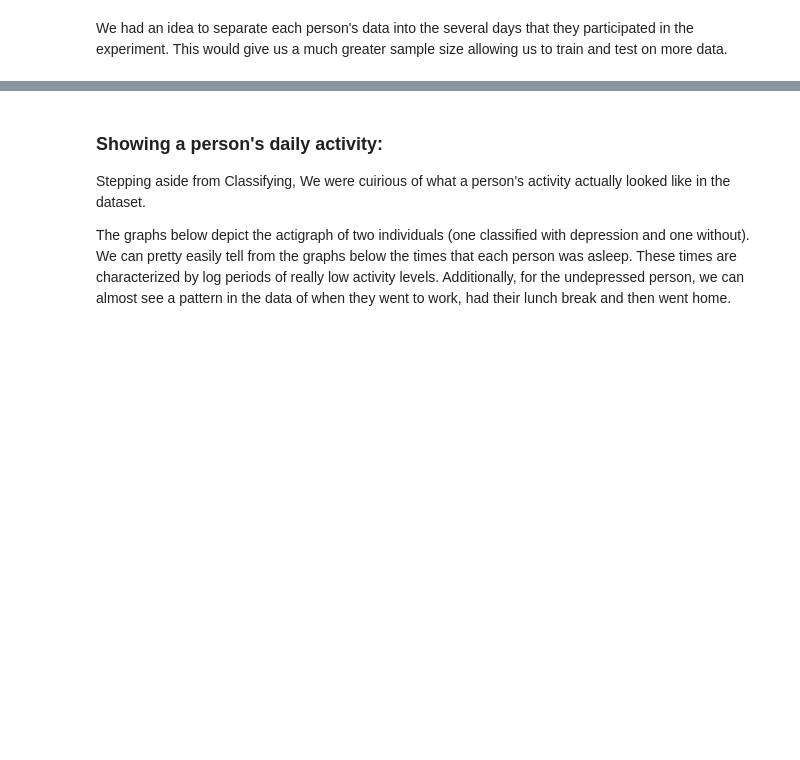
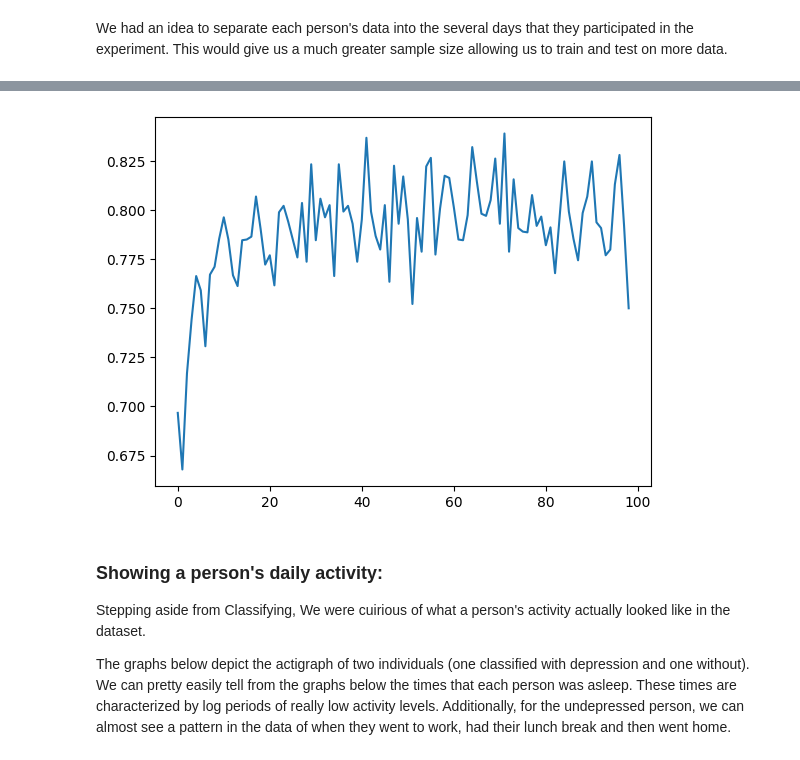
Before and after one commit to davevstorey/CS5080_TS, a Jupyter notebook: main.ipynb, the cells around one changed output, grey strips where cells are left out. Saved outputs shown, nothing was run; the diff lists cells and outputs as text; code cells hidden in the pictures; blank space fills up the shorter version.

Commit message:
Added hyper parameter testing

```diff
--- a/main.ipynb
+++ b/main.ipynb
@@ -471,8 +471,8 @@ newYTest = np.array(newYTest)
 newXTest = np.array(newXTest)
 
 # Get average accuracy over 100 TS Forest classifiers
-for _ in range(10):
-	tsf=TimeSeriesForestClassifier(min_interval=60, n_estimators=100, n_jobs=-1)
+for _ in range(100):
+	tsf=TimeSeriesForestClassifier(min_interval=60, n_estimators=42, n_jobs=-1)
 	tsf.fit(newXTrain, newYTrain.ravel())
 	accuracy = tsf.score(newXTest, newYTest)
 	a.append(accuracy)
@@ -482,3 +549,8 @@ print(np.average(a))
+# %%
+plt.plot(hyper)
+plt.show()
+# %% [output]
+[figure, added]
 # %%
 from sklearn.neural_network import MLPClassifier
 
```
Also changed, not shown: parts of 2 cells of this notebook.
